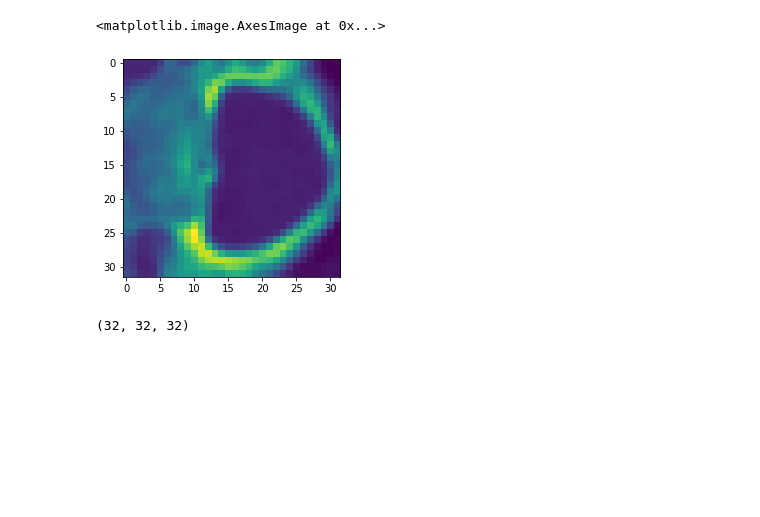
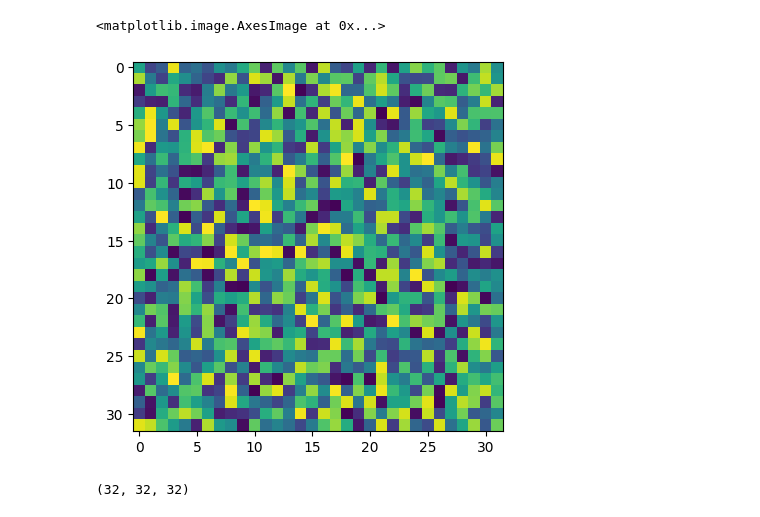
Before and after one commit to voreille/3d_bispectrum_cnn, a Jupyter notebook: notebooks/debug_layers.ipynb, the cells around one changed output. Drawn from its saved outputs; the diff is of its cells as text; code cells hidden in the pictures; blank space fills up the shorter version.

```diff
--- a/notebooks/debug_layers.ipynb
+++ b/notebooks/debug_layers.ipynb
@@ -45,10 +52,11 @@ layer.indices_inverse[(1,2,3)]
 # %%
-image = np.transpose(sitk.GetArrayFromImage(image_sitk), (2, 1, 0))
-image = image[60:92, 60:92, 70:102]
+# image = np.transpose(sitk.GetArrayFromImage(image_sitk), (2, 1, 0))
+# image = image[60:92, 60:92, 70:102]
+image = np.random.rand(32, 32, 32)
 plt.imshow(image[:, :, 15])
 # %% [output]
 <matplotlib.image.AxesImage at 0x...>
-[figure, old version]
+[figure, new version]
 # %%
 # image = np.random.rand(image.shape[0], image.shape[1], image.shape[2])
 # %%
```
Also changed, not shown: parts of 23 cells of this notebook, 14 other files.
